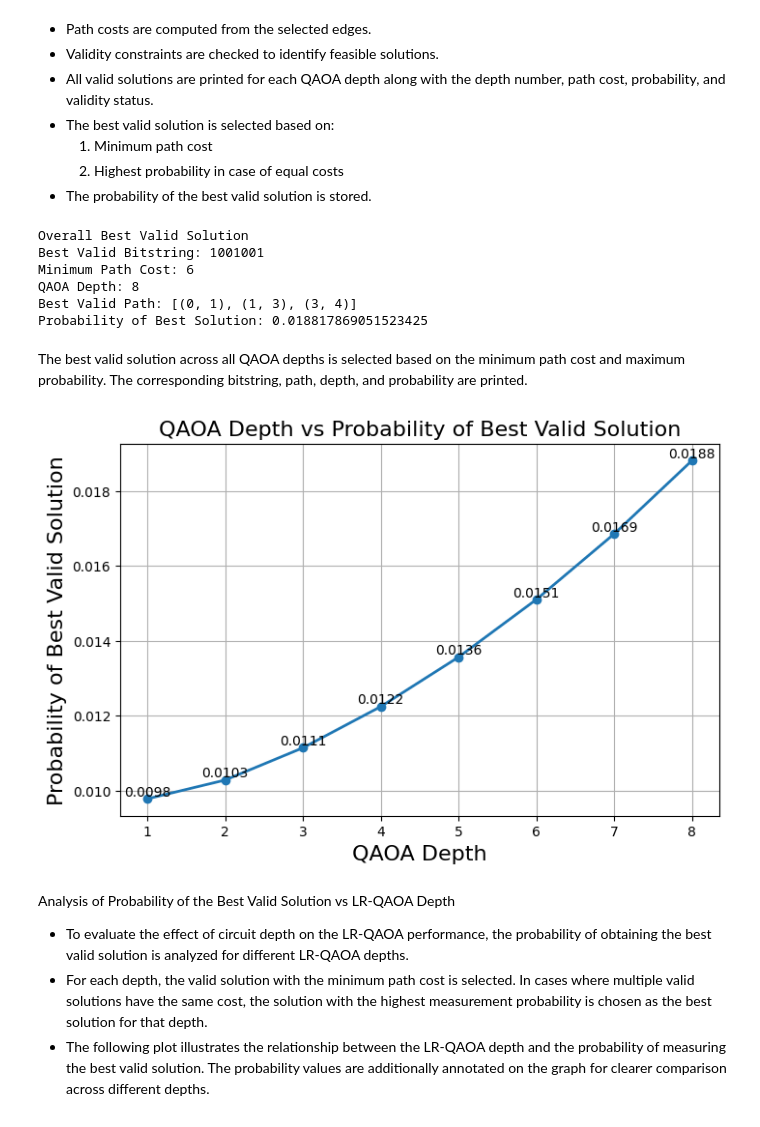
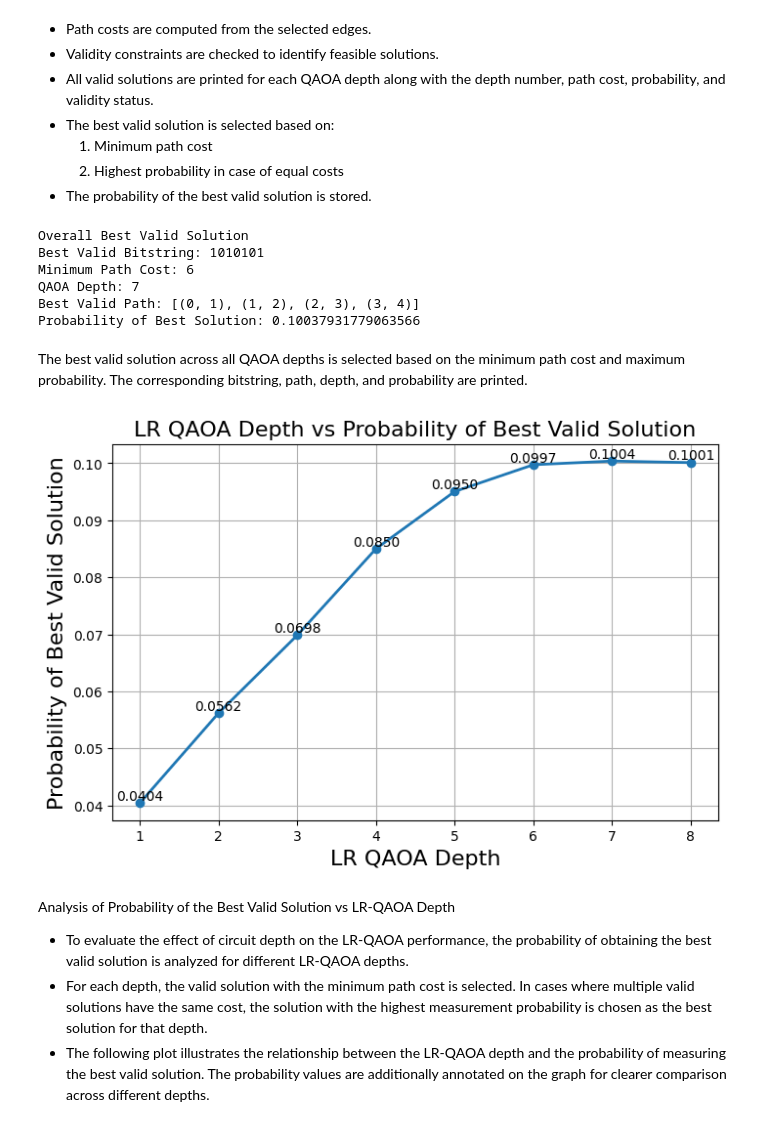
Before and after one commit to snehaesther/qubo, a Jupyter notebook: qaoa_notebook/qaoa_depth_analysis.ipynb, the cells around one changed output. Saved outputs shown, nothing was run; the diff lists cells and outputs as text; code cells hidden in the pictures.

```diff
--- a/qaoa_notebook/qaoa_depth_analysis.ipynb
+++ b/qaoa_notebook/qaoa_depth_analysis.ipynb
@@ -87,8 +87,8 @@ for dep in depths:
     circuit = job.circuit
 
     # Linear-ramp schedule parameters
-    delta_beta = 0.1
-    delta_gamma = -0.1
+    delta_beta = 0.5
+    delta_gamma = -0.5
 
     # Generate fixed LR-QAOA parameters
     param_map = linear_ramp_parameters(dep, delta_beta, delta_gamma)
@@ -211,40 +211,40 @@ print("Best Valid Path:", best_valid_solution["path"])
 print("Probability of Best Solution:", best_valid_solution["probability"])
 # %% [output]
 Overall Best Valid Solution
-Best Valid Bitstring: 1001001
+Best Valid Bitstring: 1010101
 Minimum Path Cost: 6
-QAOA Depth: 8
-Best Valid Path: [(0, 1), (1, 3), (3, 4)]
-Probability of Best Solution: 0.018817869051523425
+QAOA Depth: 7
+Best Valid Path: [(0, 1), (1, 2), (2, 3), (3, 4)]
+Probability of Best Solution: 0.10037931779063566
 # %% [markdown]
 The best valid solution across all QAOA depths is selected based on the minimum path cost and maximum probability. The corresponding bitstring, path, depth, and probability are printed.
 # %%
 import matplotlib.pyplot as plt
 plt.figure(figsize=(8,5))
 
 plt.plot(depths, best_probs,
          marker='o',
          linewidth=2)
 
 # Show probability values on graph
 for d, prob in zip(depths, best_probs):
 
     plt.text(d,
              prob,
              f"{prob:.4f}",
              ha='center',
              va='bottom')
 
-plt.xlabel("QAOA Depth", fontsize=16)
+plt.xlabel("LR QAOA Depth", fontsize=16)
 plt.ylabel("Probability of Best Valid Solution", fontsize=16)
 
-plt.title("QAOA Depth vs Probability of Best Valid Solution", fontsize=16)
+plt.title("LR QAOA Depth vs Probability of Best Valid Solution", fontsize=16)
 
 plt.grid(True)
 
 plt.show()
 # %% [output]
-[figure, old version]
+[figure, new version]
 # %% [markdown]
 Analysis of Probability of the Best Valid Solution vs LR-QAOA Depth
 
```
Also changed, not shown: parts of 1 cell of this notebook, 1 other file.
